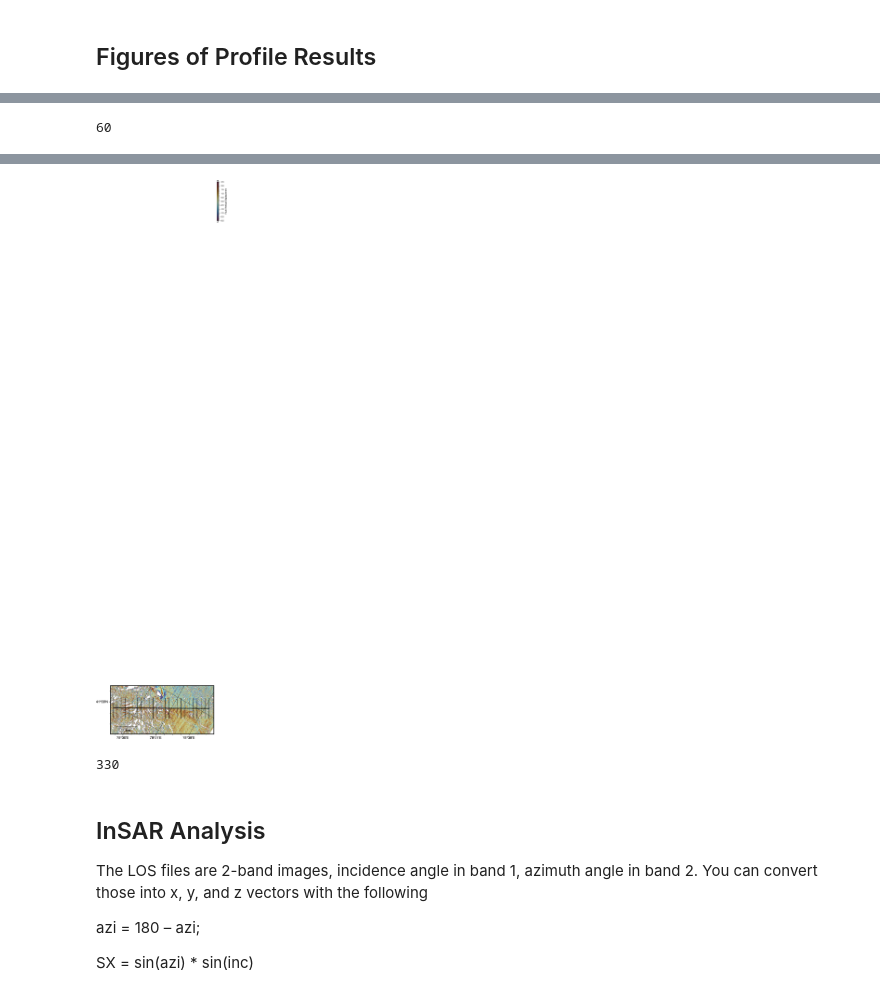
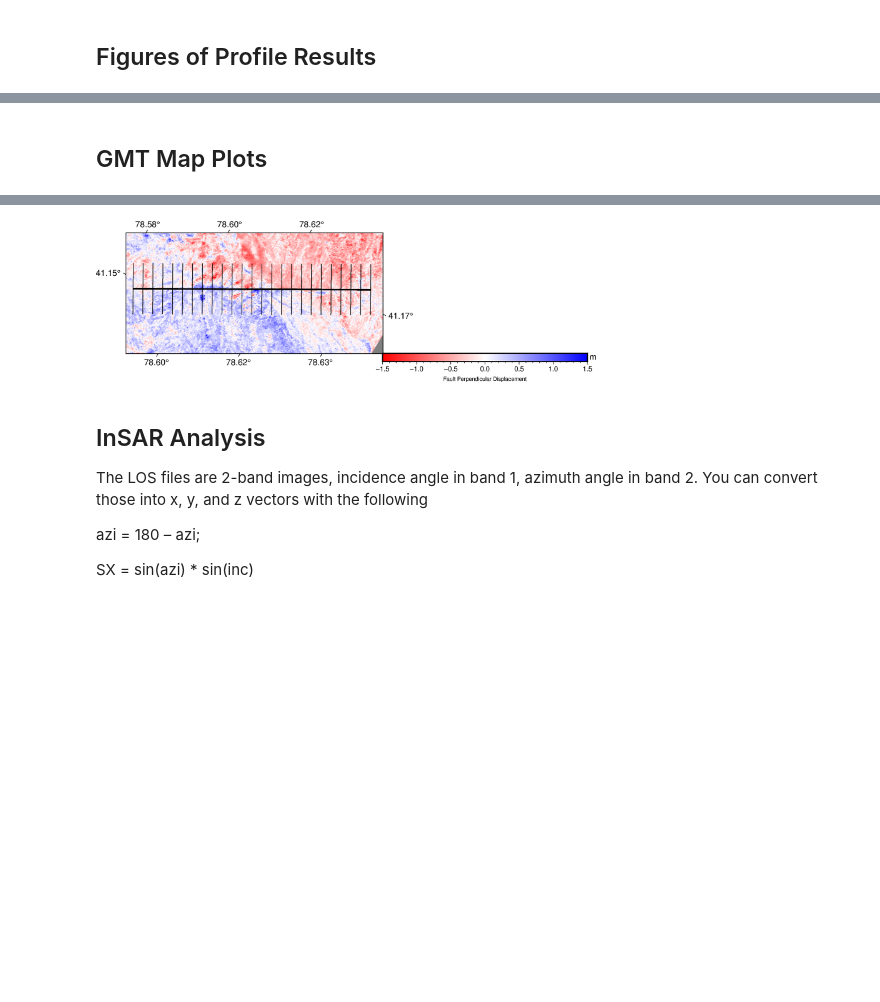
Before and after one commit to cehanagan/ImageryResources, a Jupyter notebook: Notebooks/TienShan20240122.ipynb, the cells around one changed output, grey strips where cells are left out. Saved outputs shown, nothing was run; the diff lists cells and outputs as text; code cells hidden in the pictures; blank space fills up the shorter version.

```diff
--- a/Notebooks/TienShan20240122.ipynb
+++ b/Notebooks/TienShan20240122.ipynb
@@ -230,11 +226,11 @@ tt.save_geotiff(U,'/Users/chanagan/Desktop/DGStereo/TienShan/micmac/VerticalDisp
 ## Destripe
 # %%
 # Destripe vertical lines
-files = ['/Users/chanagan/Desktop/DGStereo/TienShan/micmac/ParallelDispStacked.tif',
-         '/Users/chanagan/Desktop/DGStereo/TienShan/micmac/PerpendicularDispStacked.tif',
-        '/Users/chanagan/Desktop/DGStereo/TienShan/micmac/NSDispStacked.tif',
-         '/Users/chanagan/Desktop/DGStereo/TienShan/micmac/EWDispStacked.tif',
-         '/Users/chanagan/Desktop/DGStereo/TienShan/micmac/VerticalDisp.tif']
+files = ['/Users/chanagan/Library/CloudStorage/OneDrive-DOI/Projects/TienShan/micmac/ParallelDispStacked.tif',
+         '/Users/chanagan/Library/CloudStorage/OneDrive-DOI/Projects/TienShan/micmac/PerpendicularDispStacked.tif',
+        '/Users/chanagan/Library/CloudStorage/OneDrive-DOI/Projects/TienShan/micmac/NSDispStacked.tif',
+         '/Users/chanagan/Library/CloudStorage/OneDrive-DOI/Projects/TienShan/micmac/EWDispStacked.tif',
+         '/Users/chanagan/Library/CloudStorage/OneDrive-DOI/Projects/TienShan/micmac/VerticalDisp.tif']
 for file in files:
     im = gdal.Open(file)
     nsorg = im.GetRasterBand(1).ReadAsArray()
@@ -337,11 +337,11 @@ for image in imlist:
     print('Hi')
 
     if image is imlist[0]:
-        track.to_csv('/Users/chanagan/Desktop/DGStereo/TienShan/micmac/PerpendicularProfiles.txt')
+        #track.to_csv('/Users/chanagan/Desktop/DGStereo/TienShan/micmac/PerpendicularProfiles.txt')
     elif image is imlist[1]:
-        track.to_csv('/Users/chanagan/Desktop/DGStereo/TienShan/micmac/ParallelProfiles.txt')
+        #track.to_csv('/Users/chanagan/Desktop/DGStereo/TienShan/micmac/ParallelProfiles.txt')
     elif image is imlist[2]:
-        track.to_csv('/Users/chanagan/Desktop/DGStereo/TienShan/micmac/VerticalProfiles.txt')
+        #track.to_csv('/Users/chanagan/Desktop/DGStereo/TienShan/micmac/VerticalProfiles.txt')
 # %% [output]
 Hi
 Hi
@@ -446,5 +550,3 @@ The PostScript backend does not support transparency; partially transparent arti
-# %%
-150-90
-# %% [output]
-60
+# %% [markdown]
+## GMT Map Plots
 # %%
@@ -459,31 +561,27 @@ cumdisp = np.sqrt(im1.values[0]**2+im2.values[0]**2+im3.values[0]**2)
 cumdisp[~mask] = -9999
 #tt.save_geotiff(cumdisp,'/Users/chanagan/Desktop/DGStereo/TienShan/micmac/CumulativeDispStacked.tif',baseim.GetGeoTransform(),baseim.GetProjection(),nodata=-9999)
 # %%
-direction = 'Vertical'
-trackdf = pd.read_csv(f'/Users/chanagan/Desktop/DGStereo/TienShan/Results/{direction}Profiles.txt')
+direction = 'Perpendicular'
+trackdf = pd.read_csv(f'/Users/chanagan/Library/CloudStorage/OneDrive-DOI/Projects/TienShan/Results/{direction}Profiles.txt')
 track = trackdf[trackdf.linedist == 0]
-#cumdisp = f'/Users/chanagan/Desktop/DGStereo/TienShan/Results/{direction}DispStackedEPSG4326.tif'
-cumdisp = f'/Users/chanagan/Desktop/DGStereo/TienShan/Results/{direction}DispEPSG4326.tif'
+cumdisp = f'/Users/chanagan/Library/CloudStorage/OneDrive-DOI/Projects/TienShan/Results/{direction}DispStackedEPSG4326.tif'
+#cumdisp = f'/Users/chanagan/Library/CloudStorage/OneDrive-DOI/Projects/TienShan/Results/{direction}DispEPSG4326.tif'
 # %%
 # MAP
 region = [78.5935,41.138,78.6315,41.179]## #41.13531,78.58245 41.18167,78.63825
 fig = pygmt.Figure()
 # Config
-pygmt.config(FONT_LABEL="11p")
+pygmt.config(FONT_LABEL="8p")
+pygmt.config(FORMAT_GEO_MAP="ddd.xx")
+pygmt.config(MAP_FRAME_TYPE="plain")
 
-fig.basemap(
-    region=f'{region[0]}/{region[1]}/{region[2]}/{region[3]}+r',projection="oa78.6/41.15/60/200c",frame='a')
+# Set up basic map
+fig.basemap(region=f'{region[0]}/{region[1]}/{region[2]}/{region[3]}+r',projection="oa78.6/41.15/60/200c",frame=['a',"WSNE"])
 
-pygmt.makecpt(cmap='romaO',series=[-2.5,2.5],background='o',reverse=True)
+pygmt.makecpt(cmap='polar',series=[-1.5,1.5],background='o',reverse=True)
 fig.grdimage(cumdisp)#,#cmap='blue,yellow,red')
-fig.colorbar(position='JMR+0-0.5c/150c',
+fig.colorbar(position='JBR+0-0.5c/150c+h',
              frame=[f"xa0.5f0.1+lFault {direction} Displacement", "y+lm"])
-# Set up basic map
-fig.basemap(
-    region=f'{region[0]}/{region[1]}/{region[2]}/{region[3]}+r', # Set bottom left and top right coordinates of the figure with "+r"
-    projection="oa78.6/41.15/60/200c",  # Mercator projection with a width of 12 centimeters
-    frame="afg",map_scale='jBL+w1k+o0.5c/0.5c'
-)
 
 fig.plot(x=track.lon,y=track.lat,pen='1.5p,black')
 for i in range(0,len(track.lon.unique())):
@@ -493,5 +591,5 @@ for i in range(0,len(track.lon.unique())):
     fig.plot(x=np.array([lon1,lon2]).flatten(),y=np.array([lat1,lat2]).flatten(),pen='0.5p,black')
 
 fig.show()
-#fig.savefig(f'/Users/chanagan/Desktop/DGStereo/TienShan/Results/{direction}Map.eps',dpi=300)
+fig.savefig(f'/Users/chanagan/Library/CloudStorage/OneDrive-DOI/Projects/TienShan/Results/{direction}Map-Polar.eps',dpi=300)
 # %% [output]
@@ -499,8 +596,4 @@ colorbar [WARNING]: gmt_flip_justify called with incorrect argument (-99)
-[figure, old version]
+[figure, new version]
-# %%
-240+90
-# %% [output]
-330
 # %% [markdown]
 ## InSAR Analysis
 
```
Also changed, not shown: parts of 42 cells of this notebook, 16 other files.
